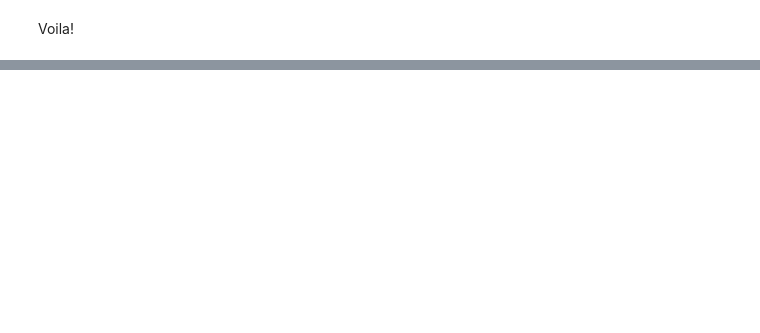
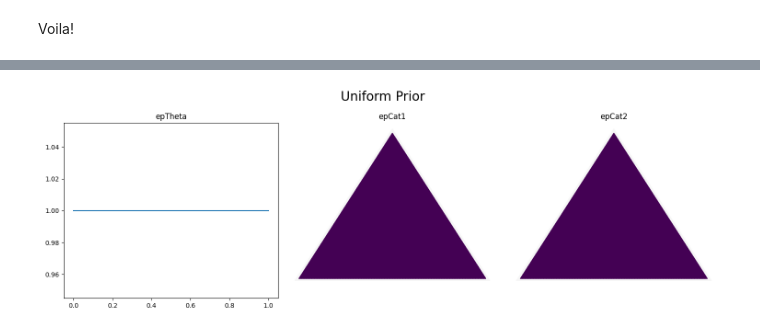
Before and after one commit to DCMLab/conjugate-haskell-programs, a Jupyter notebook: example.ipynb, the cells around one changed output, grey strips where cells are left out. Cells and saved outputs as stored; diff of their text form; code cells hidden in the pictures; blank space fills up the shorter version.

```diff
--- a/example.ipynb
+++ b/example.ipynb
@@ -173,3 +177,7 @@ ExampleParams
   epTheta = HyperRep {runHyper = (0.5,0.5)}
   epCat1  = HyperRep {runHyper = [0.5,0.5,0.5]}
   epCat2  = HyperRep {runHyper = [0.5,0.5,0.5]}
+# %%
+-- uniformPrior :: forall a. Jeffreys a => Hyper a
+priorU = uniformPrior @ExampleParams
+priorU
@@ -264,0 +349,4 @@ Voila!
+# %%
+displayPNG 0 0 $ plotExampleParams' "Uniform Prior" priorU
+# %% [output]
+[figure, added]
```
Also changed, not shown: parts of 15 cells of this notebook, 4 other files.
